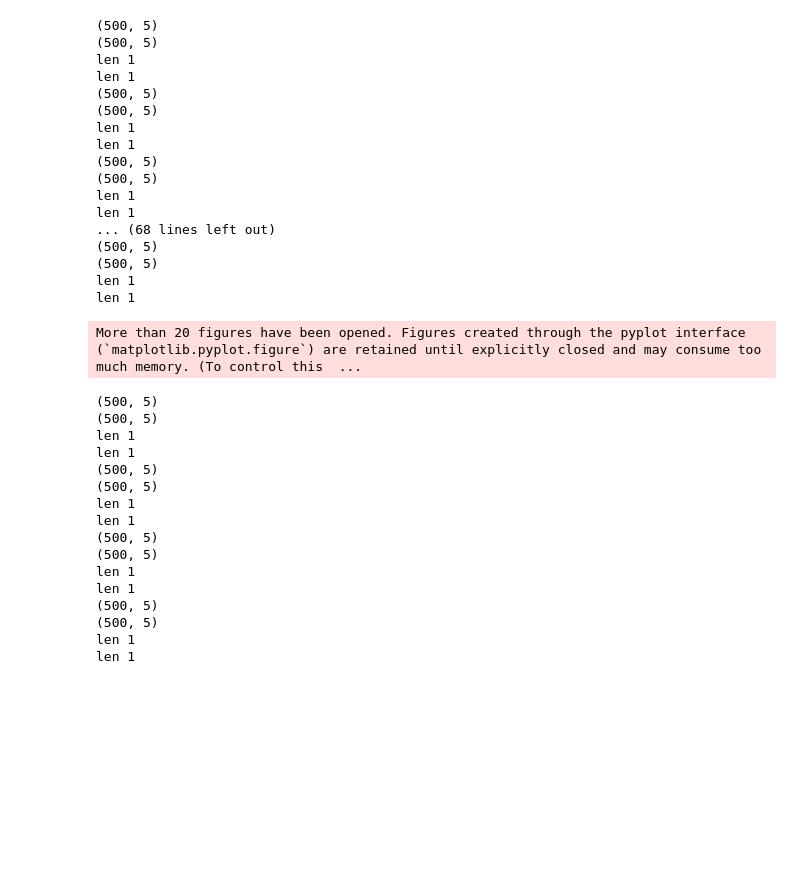
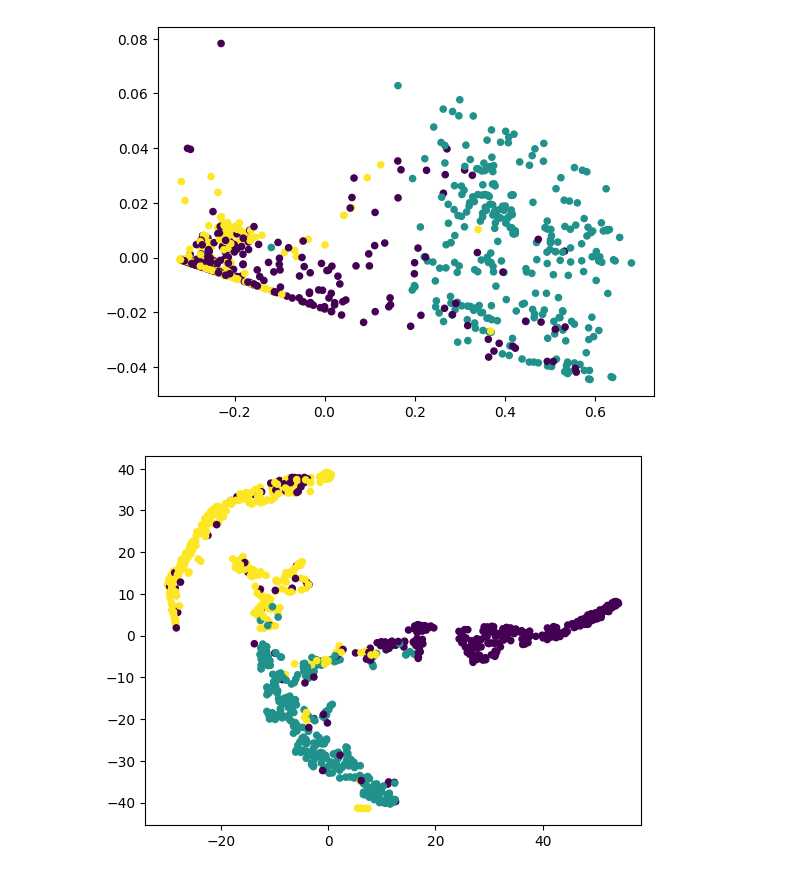
Before and after one commit to enggiqbal/MPSE-TSNE, a Jupyter notebook: data_convert.ipynb, the cells around one changed output. Saved outputs shown, nothing was run; the diff lists cells and outputs as text; code cells hidden in the pictures; blank space fills up the shorter version.

```diff
--- a/data_convert.ipynb
+++ b/data_convert.ipynb
@@ -181,47 +55,22 @@ len 1
-# %%
-for i in range(500):
-    dim1 = np.random.choice(X.shape[1],5)
-    dim2 = np.random.choice(X.shape[1],5)
-    x1 = X[:,dim1]
-    x2 = X[:,dim2]
-
-    mview.mpse_tsne([x1,x2],perplexity=30,
-                    sample_colors=Labels,sample_classes=[Labels,Labels],
-                    show_plots=False,
-                    output="academic/x1:{},x2:{}.png".format(dim1,dim2))
-    plt.clf()
-# %% [output]
-(500, 5)
-(500, 5)
-len 1
-len 1
-(500, 5)
-(500, 5)
-len 1
-len 1
-(500, 5)
-(500, 5)
-len 1
-len 1
-... (68 lines left out)
-(500, 5)
-(500, 5)
-len 1
-len 1
-More than 20 figures have been opened. Figures created through the pyplot interface (`matplotlib.pyplot.figure`) are retained until explicitly closed and may consume too much memory. (To control this  ...
-(500, 5)
-(500, 5)
-len 1
-len 1
-(500, 5)
-(500, 5)
-len 1
-len 1
-(500, 5)
-(500, 5)
-len 1
-len 1
-(500, 5)
-(500, 5)
-len 1
-len 1
+# %%
+from sklearn.decomposition import PCA
+
+Y = PCA(n_components=2).fit_transform(X/np.max(X))
+
+pylab.scatter(Y[:,0],Y[:,1],20,C)
+pylab.show()
+# %% [output]
+[figure, added]
+# %%
+subspace = data[['Protein_(g)', 'Vit_B6_(mg)','Vit_B12_(µg)',
+                'Vit_D_µg','Water_(g)','Vit_E_(mg)','Sodium_(mg)',
+                'Lipid_Tot_(g)','Energ_Kcal']]
+X = subspace.to_numpy()
+
+d = pairwise_distances(X / np.max(X))
+Y = TSNE(perplexity=30, init='pca', learning_rate='auto').fit_transform(d)
+
+pylab.scatter(Y[:,0],Y[:,1],20,C)
+pylab.show()
+# %% [output]
+[figure, added]
```
Also changed, not shown: parts of 23 cells of this notebook, 17 other files.
